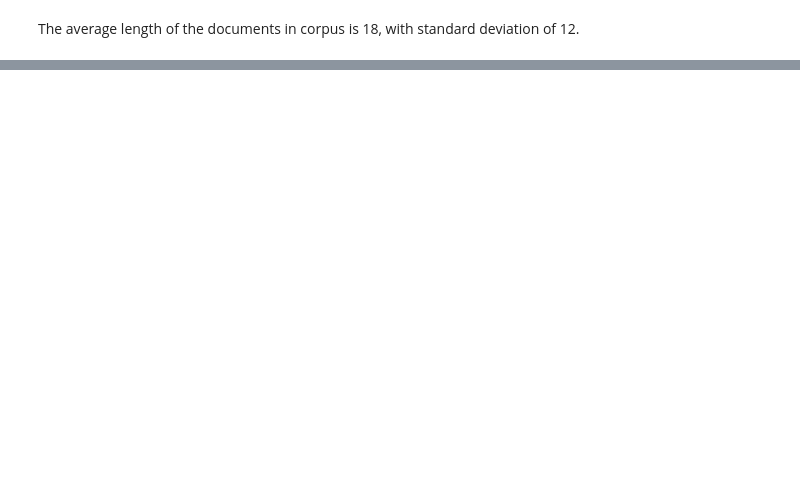
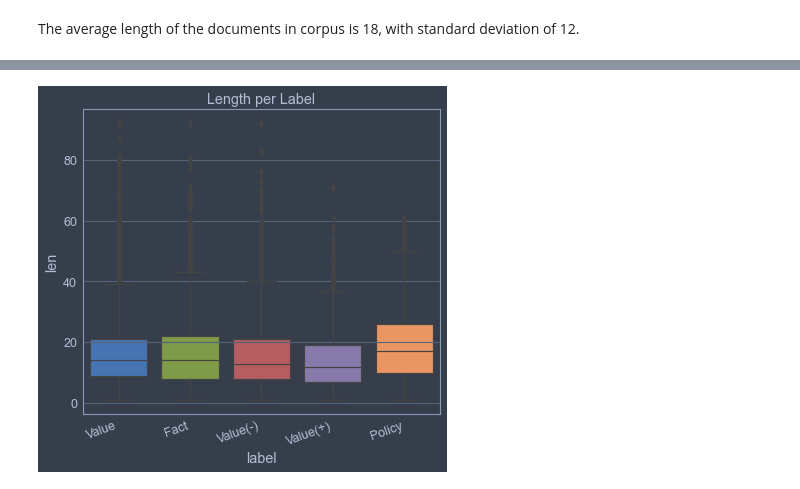
Before and after one commit to Caio-Nogueira/FEUP-PLN, a Jupyter notebook: exploratory_analysis.ipynb, the cells around one changed output, grey strips where cells are left out. Drawn from its saved outputs; the diff is of its cells as text; code cells hidden in the pictures; blank space fills up the shorter version.

```diff
--- a/exploratory_analysis.ipynb
+++ b/exploratory_analysis.ipynb
@@ -141,0 +146,13 @@ The average length of the documents in corpus is 18, with standard deviation of
+# %%
+corpus = [words.split() for words in ADUs["tokens"]]
+lengths = [len(c.split()) for c in corpus_lemmatized]
+avgs = []
+
+dfl = pd.DataFrame({"len": lengths, "label": ADUs["label"]})
+for label in ADUs["label"].unique():
+    lens = dfl.loc[dfl["label"] == label]
+    avgs.append(lens["len"].mean())
+
+plt.bar(ADUs["label"].unique(),avgs)
+plt.title("Average length per label")
+plt.savefig("./statistics/label_len.png")
@@ -141,0 +161,9 @@ The average length of the documents in corpus is 18, with standard deviation of
+# %%
+ax = sb.boxplot(x='label', y='len', data=dfl)
+ax.set(title = "Length per Label")
+ax.set_xticklabels(ax.get_xticklabels(), rotation=20, horizontalalignment='right')
+
+fig = ax.get_figure()
+fig.savefig("./statistics/text_length.png")
+# %% [output]
+[figure, added]
```
Also changed, not shown: parts of 7 cells of this notebook, 7 other files.
